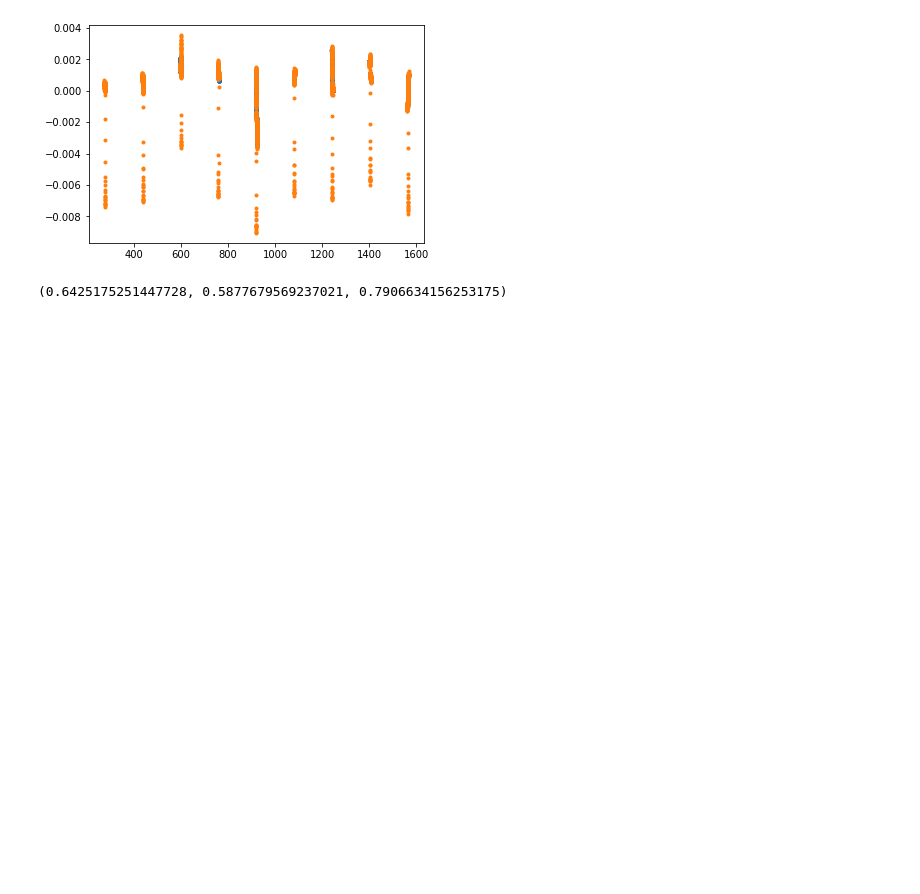
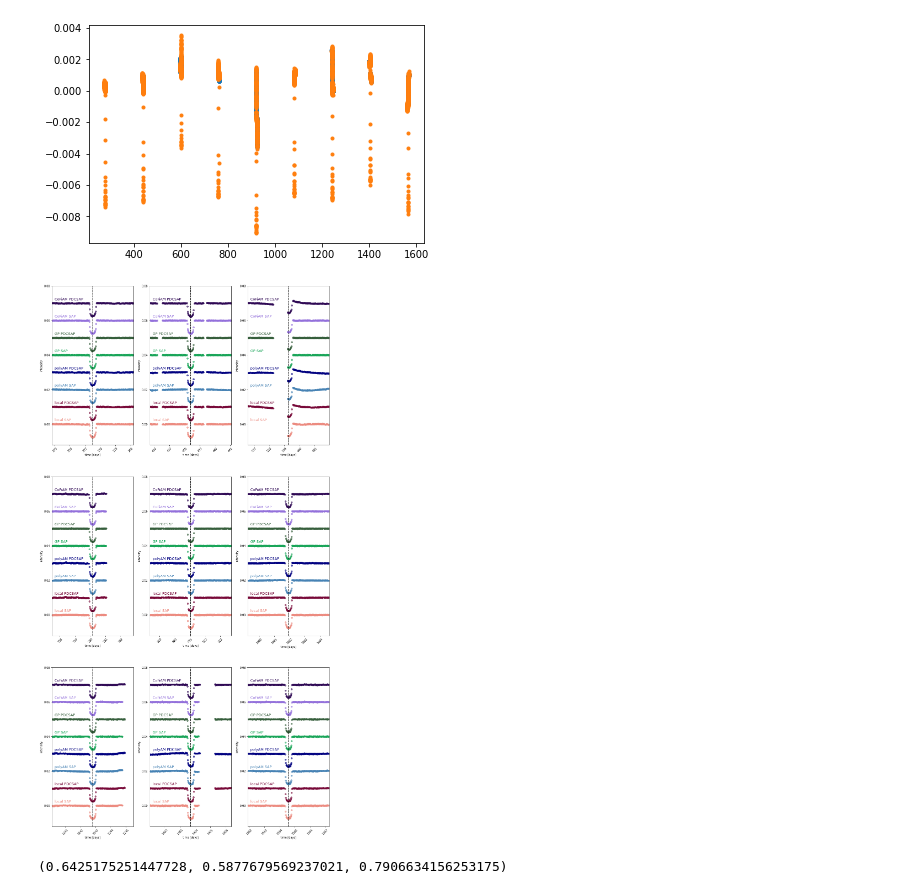
Before and after one commit to nanoza/TTVs, a Jupyter notebook: lc.ipynb, the cells around one changed output. Drawn from its saved outputs; the diff is of its cells as text; code cells hidden in the pictures; blank space fills up the shorter version.

```diff
--- a/lc.ipynb
+++ b/lc.ipynb
@@ -2239,50 +2439,52 @@ import matplotlib.pyplot as plt
 
 sap_local_detrended = get_detrended_lc(sap_y_all, sap_local_mod)
 pdcsap_local_detrended = get_detrended_lc(pdcsap_y_all, pdcsap_local_mod)
-sap_gp_detrended = get_detrended_lc(sap_y_all, sap_gp_mod)
-pdcsap_gp_detrended = get_detrended_lc(pdcsap_y_all, pdcsap_gp_mod)
-sap_poly_detrended = get_detrended_lc(sap_y_all, sap_poly_mod)
-pdcsap_poly_detrended = get_detrended_lc(pdcsap_y_all, pdcsap_poly_mod)
-sap_cofiam_detrended = get_detrended_lc(sap_y_all, sap_cofiam_mod)
-pdcsap_cofiam_detrended = get_detrended_lc(pdcsap_y_all, pdcsap_cofiam_mod)
+#sap_gp_detrended = get_detrended_lc(sap_y_all, sap_gp_mod)
+#pdcsap_gp_detrended = get_detrended_lc(pdcsap_y_all, pdcsap_gp_mod)
+#sap_poly_detrended = get_detrended_lc(sap_y_all, sap_poly_mod)
+#pdcsap_poly_detrended = get_detrended_lc(pdcsap_y_all, pdcsap_poly_mod)
+#sap_cofiam_detrended = get_detrended_lc(sap_y_all, sap_cofiam_mod)
+#pdcsap_cofiam_detrended = get_detrended_lc(pdcsap_y_all, pdcsap_cofiam_mod)
 
 y_detrended = [sap_local_detrended, pdcsap_local_detrended,
-               sap_poly_detrended, pdcsap_poly_detrended,
-               sap_gp_detrended, pdcsap_gp_detrended,
-               sap_cofiam_detrended, pdcsap_cofiam_detrended]
+               sap_y_poly_detrended, pdcsap_y_poly_detrended,
+               sap_y_gp_detrended, pdcsap_y_gp_detrended,
+               sap_y_cofiam_detrended, pdcsap_y_cofiam_detrended]
 
 x_detrended = [sap_x_all, pdcsap_x_all,
                sap_x_all, pdcsap_x_all,
                sap_x_all, pdcsap_x_all,
                sap_x_all, pdcsap_x_all]
 
 mask_detrended = [sap_mask_all, pdcsap_mask_all,
                   sap_mask_all, pdcsap_mask_all,
                   sap_mask_all, pdcsap_mask_all,
                   sap_mask_all, pdcsap_mask_all]
 
 
 #if sap_x_all.all() == pdcsap_x_all.all():
 #    x_detrended = sap_x_all
 
 #if sap_yerr_all.all() == pdcsap_yerr_all.all():
 #    yerr_detrended = sap_yerr_all
 
 #if sap_mask_all.all() == pdcsap_mask_all.all():
 #    mask_detrended = sap_mask_all
 
 
 detrend_label = ['local SAP', 'local PDCSAP',
                  'polyAM SAP', 'polyAM PDCSAP',
                  'GP SAP', 'GP PDCSAP',
                  'CoFiAM SAP', 'CoFiAM PDCSAP']
 
 plot_detrended_lc(x_detrended, y_detrended, mask_detrended, detrend_label,
                   t0s, float(6*duration/(24.))/period, period,
                   #["#430b4a", "#be4b0b", "#21b0ff", "#b1005f", "#014aa2", "#d974e7"],
                   colors, duration = 0.007,
                   figname = './figures/koi3678_Feb3.pdf'
 )
+# %% [output]
+[figure, added]
 # %%
 def lighten_color(color, amount=0.5):
     """
```
Also changed, not shown: parts of 4 cells of this notebook, 1 other file.
